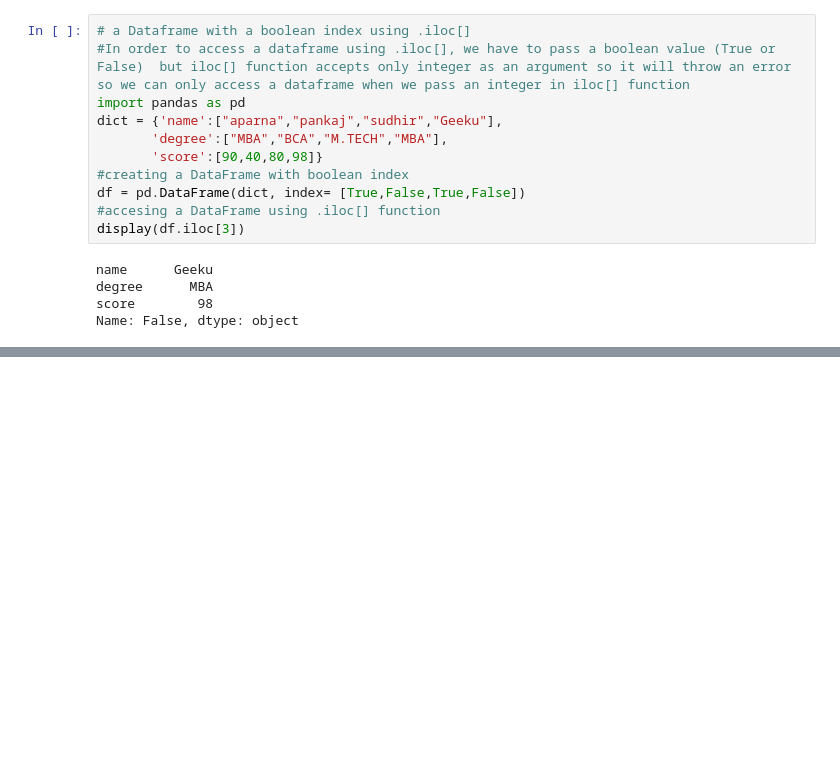
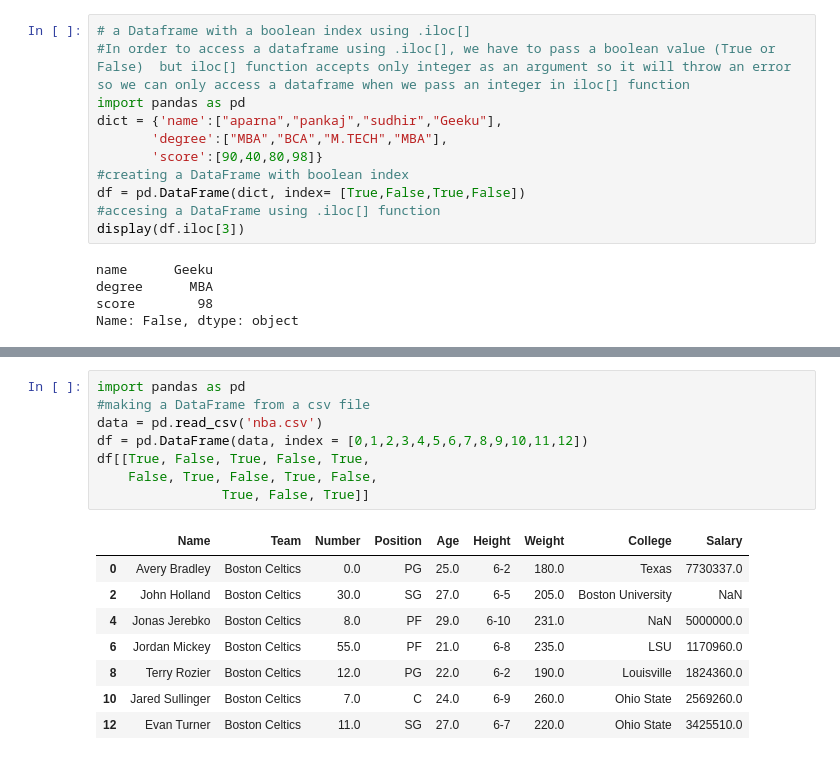
Before and after one commit to Lenmbugua/Python-Numpy-and-Pandas, a Jupyter notebook: Pandas.ipynb, the cells around one changed output, grey strips where cells are left out. Drawn from its saved outputs; the diff is of its cells as text; blank space fills up the shorter version.

Commit message:
Applying a boolean mask to a DataFrame

```diff
--- a/Pandas.ipynb
+++ b/Pandas.ipynb
@@ -1096,0 +1111,17 @@ Name: False, dtype: object
+# %%
+import pandas as pd
+#making a DataFrame from a csv file
+data = pd.read_csv('nba.csv')
+df = pd.DataFrame(data, index = [0,1,2,3,4,5,6,7,8,9,10,11,12])
+df[[True, False, True, False, True,
+    False, True, False, True, False,
+                True, False, True]]
+# %% [output]
+|  | Name | Team | Number | Position | Age | Height | Weight | College | Salary |
+| 0 | Avery Bradley | Boston Celtics | 0.0 | PG | 25.0 | 6-2 | 180.0 | Texas | 7730337.0 |
+| 2 | John Holland | Boston Celtics | 30.0 | SG | 27.0 | 6-5 | 205.0 | Boston University | NaN |
+| 4 | Jonas Jerebko | Boston Celtics | 8.0 | PF | 29.0 | 6-10 | 231.0 | NaN | 5000000.0 |
+| 6 | Jordan Mickey | Boston Celtics | 55.0 | PF | 21.0 | 6-8 | 235.0 | LSU | 1170960.0 |
+| 8 | Terry Rozier | Boston Celtics | 12.0 | PG | 22.0 | 6-2 | 190.0 | Louisville | 1824360.0 |
+| 10 | Jared Sullinger | Boston Celtics | 7.0 | C | 24.0 | 6-9 | 260.0 | Ohio State | 2569260.0 |
+| 12 | Evan Turner | Boston Celtics | 11.0 | SG | 27.0 | 6-7 | 220.0 | Ohio State | 3425510.0 |
```
Also changed, not shown: parts of 2 cells of this notebook.
